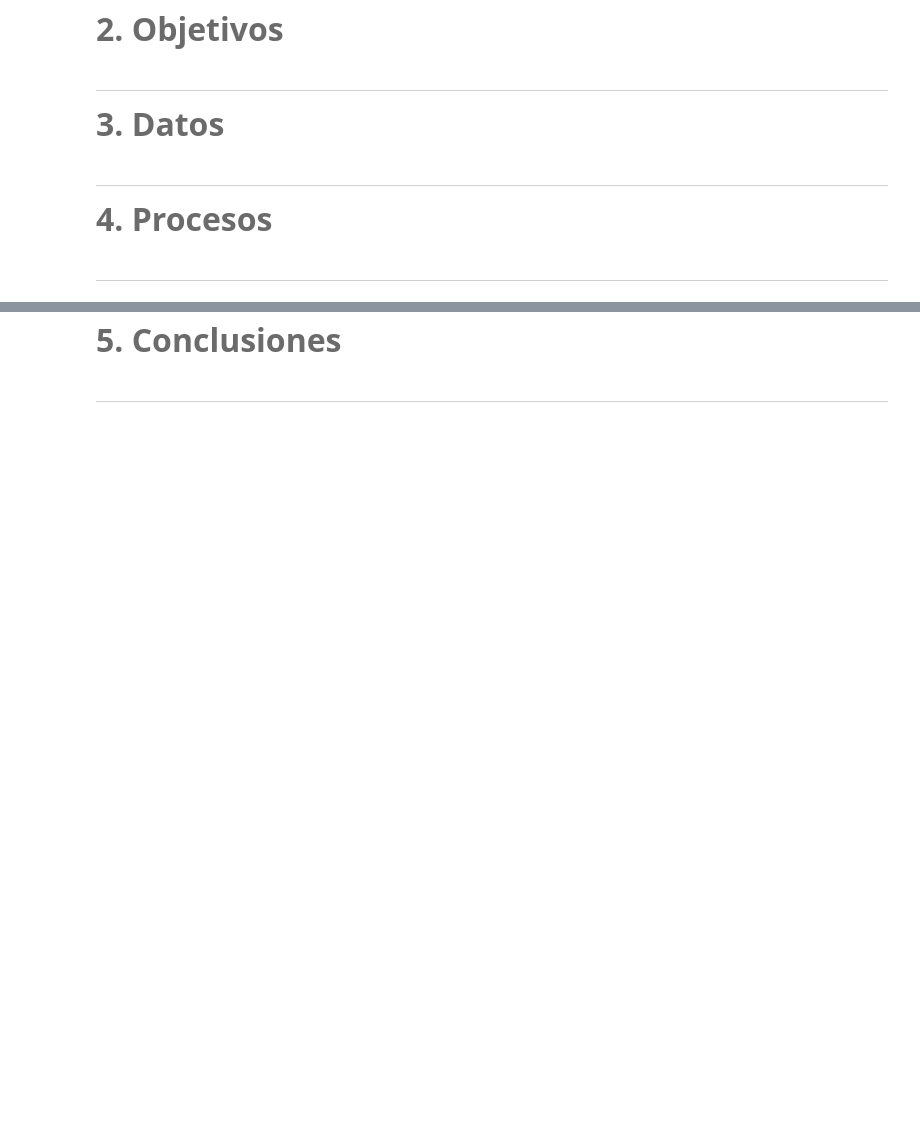
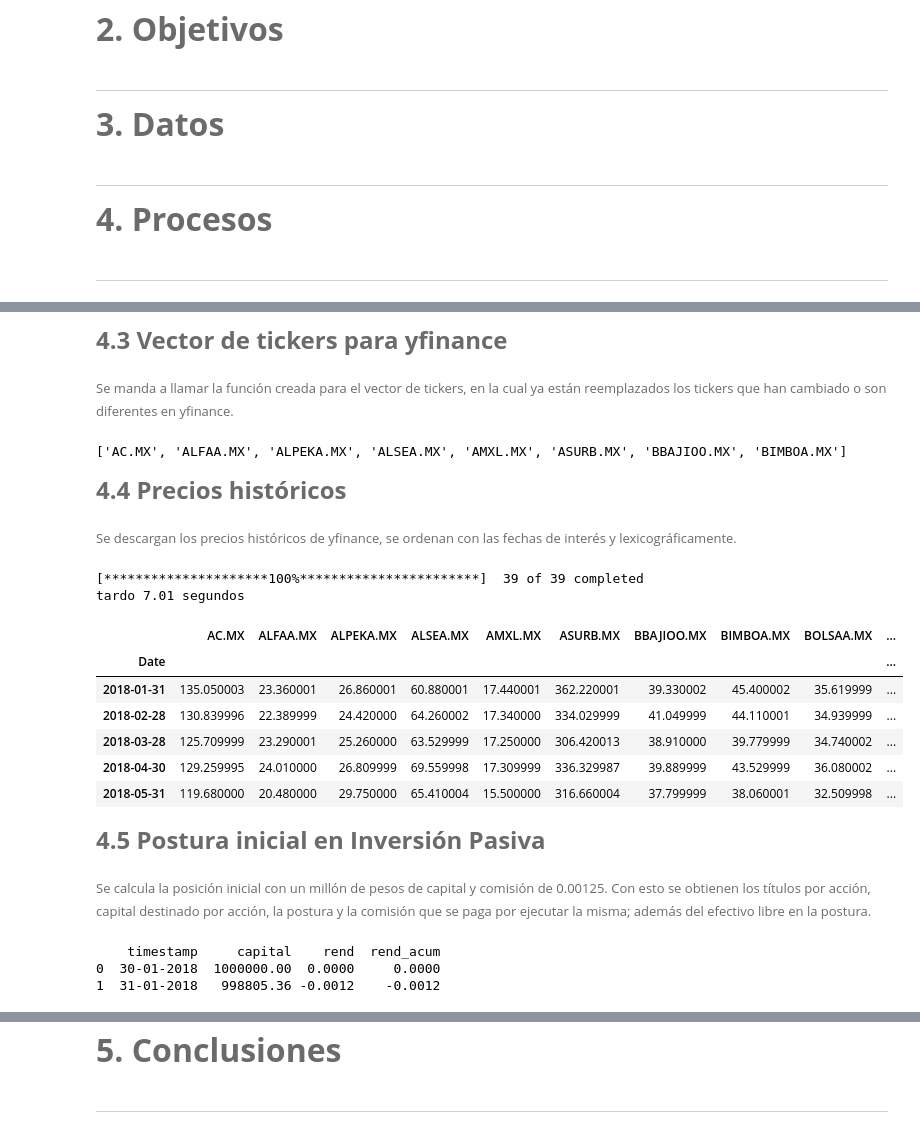
Before and after one commit to lizette98/myst_if708857_lab1, a Jupyter notebook: notebook.ipynb, the cells around one changed output, grey strips where cells are left out. Saved outputs shown, nothing was run; the diff lists cells and outputs as text; code cells hidden in the pictures; blank space fills up the shorter version.

```diff
--- a/notebook.ipynb
+++ b/notebook.ipynb
@@ -70,0 +69,4 @@ se tardo 12.18 segundos
+# %%
+archivos = dt.archivos
+data_archivos = dt.data_archivos
+print(list(data_archivos.keys())[0:6])
@@ -76,0 +88,37 @@ print(dates['t_fechas'][0:4])
+# %% [markdown]
+<font color= #6B6B6B> <font size = 5> **4.3 Vector de tickers para yfinance** </font>
+# %% [markdown]
+<font color= #6B6B6B> <font size = 2>Se manda a llamar la función creada para el vector de tickers, en la cual ya están reemplazados los tickers que han cambiado o son diferentes en yfinance.</font>
+# %%
+global_tickers = fn.func_tickers(p_archivos=archivos, p_data_archivos=data_archivos)
+print(global_tickers[0:8])
+# %% [output]
+['AC.MX', 'ALFAA.MX', 'ALPEKA.MX', 'ALSEA.MX', 'AMXL.MX', 'ASURB.MX', 'BBAJIOO.MX', 'BIMBOA.MX']
+# %% [markdown]
+<font color= #6B6B6B> <font size = 5> **4.4 Precios históricos** </font>
+# %% [markdown]
+<font color= #6B6B6B> <font size = 2>Se descargan los precios históricos de yfinance, se ordenan con las fechas de interés y lexicográficamente.</font>
+# %%
+precios = fn.func_precios(p_global_tickers=global_tickers, p_dates=dates)
+precios.head()
+# %% [output]
+[*********************100%***********************]  39 of 39 completed
+tardo 7.01 segundos
+|  | AC.MX | ALFAA.MX | ALPEKA.MX | ALSEA.MX | AMXL.MX | ASURB.MX | BBAJIOO.MX | BIMBOA.MX | BOLSAA.MX | ... |
+| Date |  |  |  |  |  |  |  |  |  | ... |
+| 2018-01-31 | 135.050003 | 23.360001 | 26.860001 | 60.880001 | 17.440001 | 362.220001 | 39.330002 | 45.400002 | 35.619999 | ... |
+| 2018-02-28 | 130.839996 | 22.389999 | 24.420000 | 64.260002 | 17.340000 | 334.029999 | 41.049999 | 44.110001 | 34.939999 | ... |
+| 2018-03-28 | 125.709999 | 23.290001 | 25.260000 | 63.529999 | 17.250000 | 306.420013 | 38.910000 | 39.779999 | 34.740002 | ... |
+| 2018-04-30 | 129.259995 | 24.010000 | 26.809999 | 69.559998 | 17.309999 | 336.329987 | 39.889999 | 43.529999 | 36.080002 | ... |
+| 2018-05-31 | 119.680000 | 20.480000 | 29.750000 | 65.410004 | 15.500000 | 316.660004 | 37.799999 | 38.060001 | 32.509998 | ... |
+# %% [markdown]
+<font color= #6B6B6B> <font size = 5> **4.5 Postura inicial en Inversión Pasiva** </font>
+# %% [markdown]
+<font color= #6B6B6B> <font size = 2>Se calcula la posición inicial con un millón de pesos de capital y comisión de 0.00125. Con esto se obtienen los títulos por acción, capital destinado por acción, la postura y la comisión que se paga por ejecutar la misma; además del efectivo libre en la postura.</font>
+# %%
+df_pasiva = fn.f_pi_pasiva(p_data_archivos=data_archivos, p_arch0=archivos[0], p_precios=precios, p_archivos=archivos, p_dates=dates)
+print(df_pasiva[0:2])
+# %% [output]
+    timestamp     capital    rend  rend_acum
+0  30-01-2018  1000000.00  0.0000     0.0000
+1  31-01-2018   998805.36 -0.0012    -0.0012
```
Also changed, not shown: parts of 16 cells of this notebook, 5 other files.
